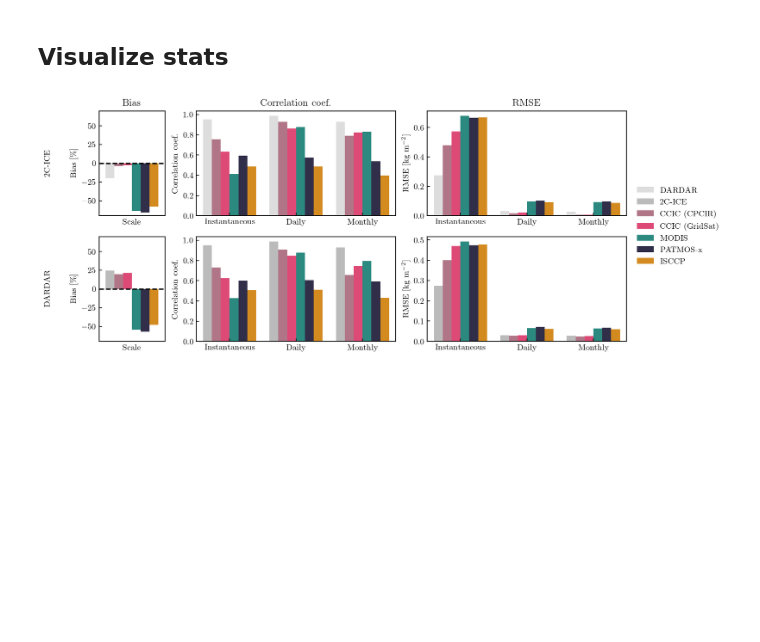
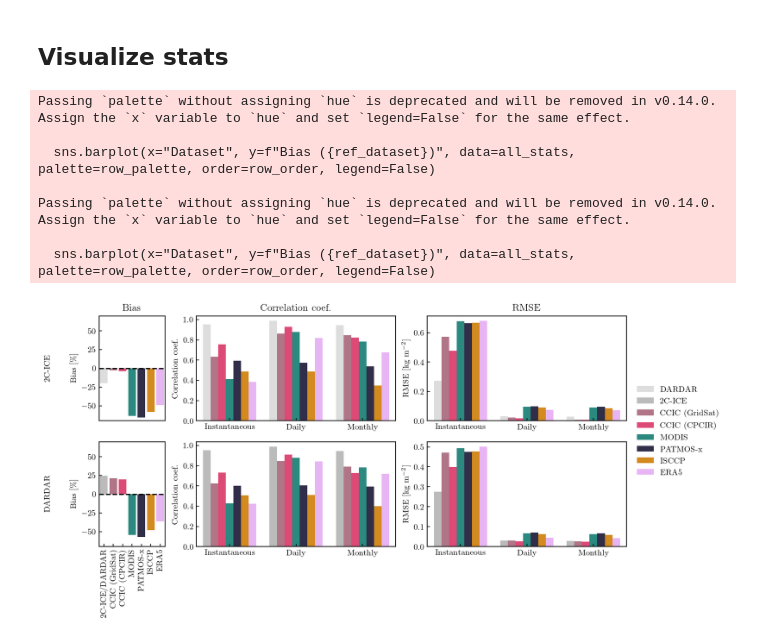
Before and after one commit to SEE-GEO/ccic_climate_record_analysis, a Jupyter notebook: notebooks/cloudsat_collocations/preprocessing_and_analysis.ipynb, the cells around one changed output. Saved outputs shown, nothing was run; the diff lists cells and outputs as text; code cells hidden in the pictures; blank space fills up the shorter version.

Commit message:
Finalized all figures.

```diff
--- a/notebooks/cloudsat_collocations/preprocessing_and_analysis.ipynb
+++ b/notebooks/cloudsat_collocations/preprocessing_and_analysis.ipynb
@@ -501,7 +467,7 @@ pandas.errors.InvalidIndexError: Reindexing only valid with uniquely valued Inde
 # %%
 combined_files = list(Path("/scratch/ccic_record/data/collocations/combined/").glob("*.nc"))
 # %%
-ind = 31
+ind = 33
 data = xr.load_dataset(combined_files[ind])
 # %%
 plt.fill_between(data.rays, y1=0, y2=data.tiwp_2cice, facecolor="grey", zorder=0)
@@ -643,6 +616,7 @@ print(f"Removed {(~valid.data).sum()} days.")
 # %% [markdown]
 ## Time series
 # %%
+products = ["2cice", "dardar", "modis", "isccp", "patmosx", "ccic_gridsat", "ccic_cpcir", "era5"]
 monthly_means_full = {}
 monthly_means_full[f"counts"] = daily_stats["counts"].resample(time="1ME").sum()
 for prod in products:
@@ -889,15 +871,18 @@ import seaborn as sns
 sns.reset_orig()
 from matplotlib.gridspec import GridSpec
 
-palette = [c0, "C0", "C1", "C2", "C3"]
+palette = [c0, "C0", "C1", "C2", "C3", "C4"]
 
 
 fig = plt.figure(figsize=(14, 5))
 gs = GridSpec(2, 5, width_ratios=[0.1, 0.33, 1.0, 1.0, 0.2], wspace=0.3)
-order = ["ccic_cpcir", "ccic_gridsat", "modis", "patmosx", "isccp"]
+order = ["ccic_gridsat", "ccic_cpcir", "modis", "patmosx", "isccp", "era5"]
 
 ref_datasets = ["2C-ICE", "DARDAR"]
 handles = None
+
+labels = ["2C-ICE/DARDAR", "CCIC (GridSat)", "CCIC (CPCIR)", "MODIS", "PATMOS-x", "ISCCP", "ERA5"]
+
 for row_ind, ref_dataset in enumerate(ref_datasets):
 
     ax = fig.add_subplot(gs[row_ind, 0])
@@ -911,41 +896,53 @@ for row_ind, ref_dataset in enumerate(ref_datasets):
     ax = fig.add_subplot(gs[row_ind, 1])
     if row_ind == 0:
         ax.set_title("Bias", loc="center")
-    sns.barplot(hue="Dataset", y=f"Bias ({ref_dataset})", data=all_stats, palette=row_palette, hue_order=row_order, legend=False)
-    ax.legend().remove()
+    sns.barplot(x="Dataset", y=f"Bias ({ref_dataset})", data=all_stats, palette=row_palette, order=row_order, legend=False)
     ax.set_ylabel("Bias [\%]")
     ax.set_xlabel("Scale", fontweight="bold")
     ax.set_ylim(-70, 70)
     ax.axhline(0, ls="--", c="k")
-    ax.set_xticks([])
+    ax.set_xlabel("")
+    if row_ind == 0:
+        ax.set_xticks([])
+    else:
+        ax.set_xticklabels(labels)
+        for l in ax.get_xticklabels():
+            l.set_rotation(90)
 
     ax = fig.add_subplot(gs[row_ind, 2])
     if row_ind == 0:
         ax.set_title("Correlation coef.", loc="center")
     sns.barplot(x="Scale", hue="Dataset", y=f"Correlation coef ({ref_dataset})", data=all_stats, hue_order=row_order, palette=row_palette)
     ax.legend().remove()
     ax.set_ylabel("Correlation coef.")
     ax.set_xlabel("")
 
     ax = fig.add_subplot(gs[row_ind, 3])
     if row_ind == 0:
         ax.set_title("RMSE", loc="center")
     sns.barplot(x="Scale", hue="Dataset", y=f"RMSE ({ref_dataset})", data=all_stats, hue_order=row_order, palette=row_palette)
     ax.set_ylabel("RMSE [kg m$^{-2}$]")
 
     if handles is None:
-        handles, labels = ax.get_legend_handles_labels()
+        handles, lbls = ax.get_legend_handles_labels()
     else:
-        handles_new, labels_new = ax.get_legend_handles_labels()
+        handles_new, lbls_new = ax.get_legend_handles_labels()
         handles = handles[:1] + handles_new
-        labels = labels[:1] + labels_new
+        lbls = lbls[:1] + lbls_new
     ax.legend().remove()
     ax.set_xlabel("")
 
 ax = fig.add_subplot(gs[:, -1])
-labels = ["DARDAR", "2C-ICE", "CCIC (CPCIR)", "CCIC (GridSat)", "MODIS", "PATMOS-x", "ISCCP"]
+labels = ["DARDAR", "2C-ICE", "CCIC (GridSat)", "CCIC (CPCIR)", "MODIS", "PATMOS-x", "ISCCP", "ERA5"]
 ax.legend(handles, labels, frameon=False, loc="center")
 ax.set_axis_off()
-fig.savefig("/scratch/ccic_record/validation.pdf", bbox_inches="tight")
+fig.savefig("../../figures/validation_statistics.pdf", bbox_inches="tight")
 # %% [output]
+Passing `palette` without assigning `hue` is deprecated and will be removed in v0.14.0. Assign the `x` variable to `hue` and set `legend=False` for the same effect.
+
+  sns.barplot(x="Dataset", y=f"Bias ({ref_dataset})", data=all_stats, palette=row_palette, order=row_order, legend=False)
+
+Passing `palette` without assigning `hue` is deprecated and will be removed in v0.14.0. Assign the `x` variable to `hue` and set `legend=False` for the same effect.
+
+  sns.barplot(x="Dataset", y=f"Bias ({ref_dataset})", data=all_stats, palette=row_palette, order=row_order, legend=False)
-[figure, old version]
+[figure, new version]
```
Also changed, not shown: parts of 15 cells of this notebook, 5 other files.
